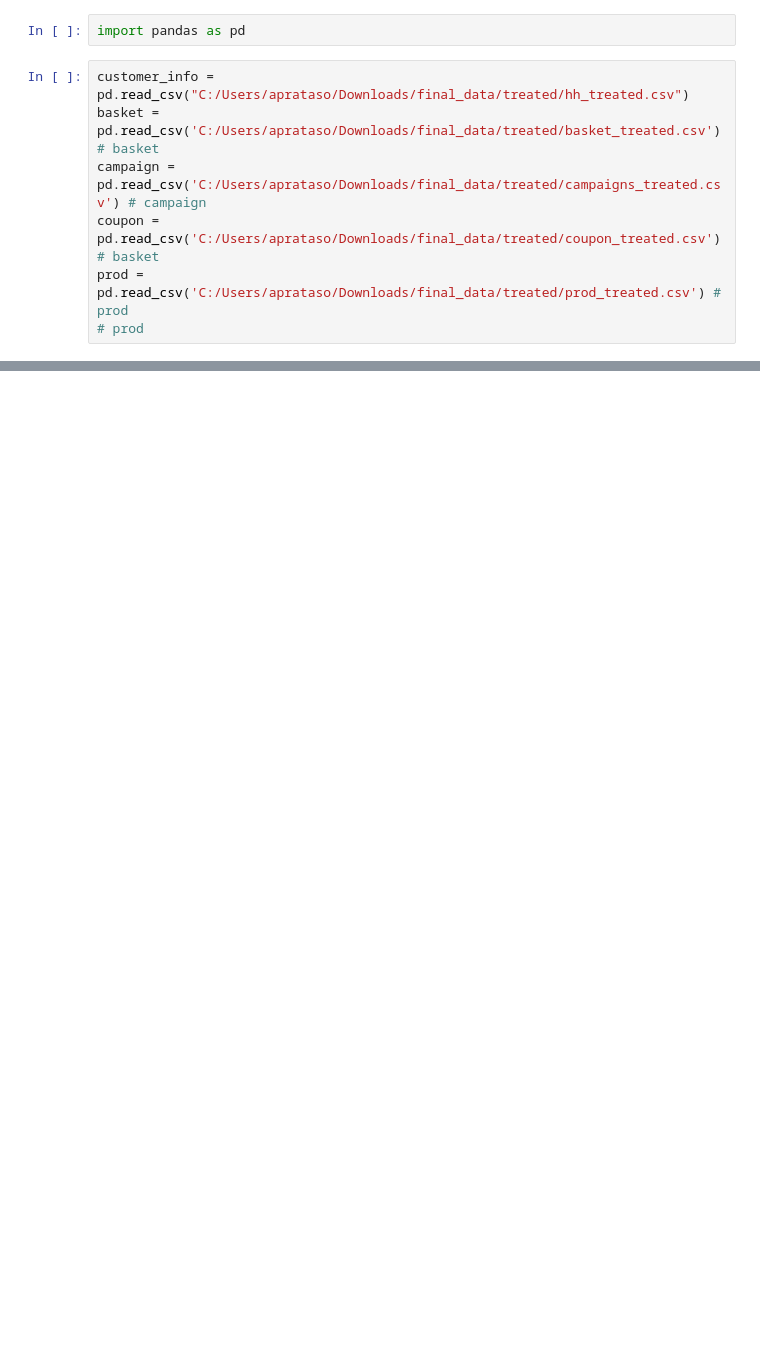
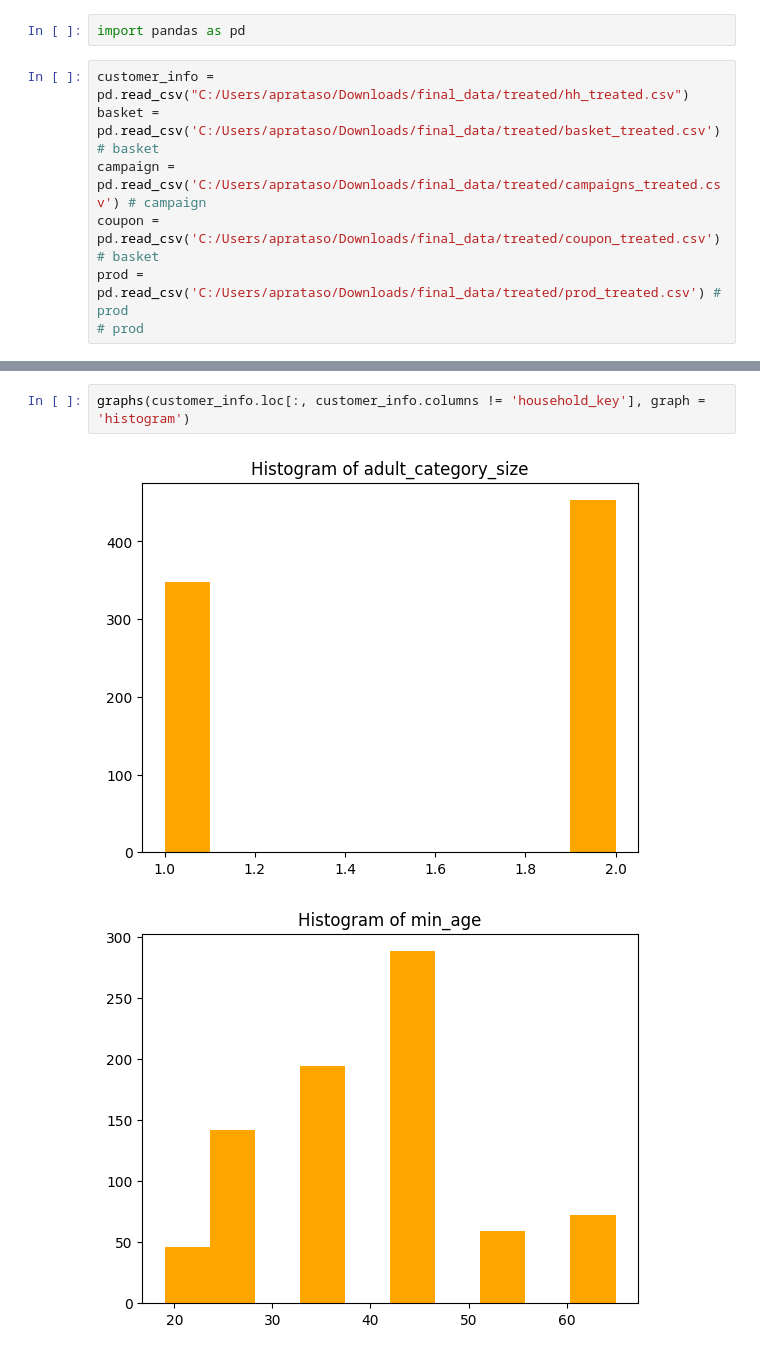
Before and after one commit to antoniooliveira03/Projects, a Jupyter notebook: NTT Project/02_EDA.ipynb, the cells around one changed output, grey strips where cells are left out. Drawn from its saved outputs; the diff is of its cells as text; blank space fills up the shorter version.

```diff
--- a/NTT Project/02_EDA.ipynb
+++ b/NTT Project/02_EDA.ipynb
@@ -30,0 +130,5 @@ TypeError: unsupported operand type(s) for +: 'int' and 'str'
+# %%
+graphs(customer_info.loc[:, customer_info.columns != 'household_key'], graph = 'histogram')
+# %% [output]
+[figure, added]
+[figure, added]
```
Also changed, not shown: parts of 14 cells of this notebook, 2 other files.
